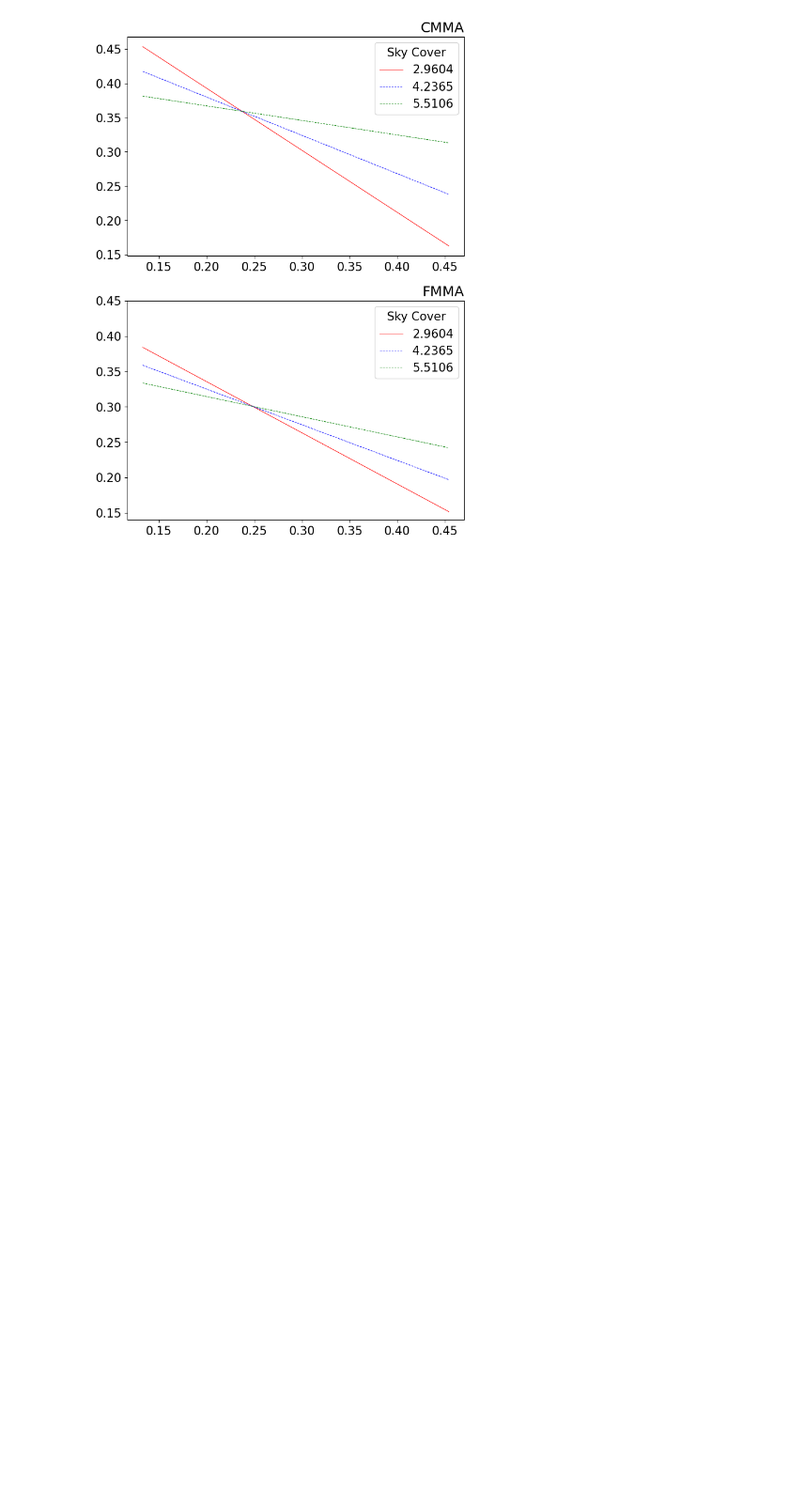
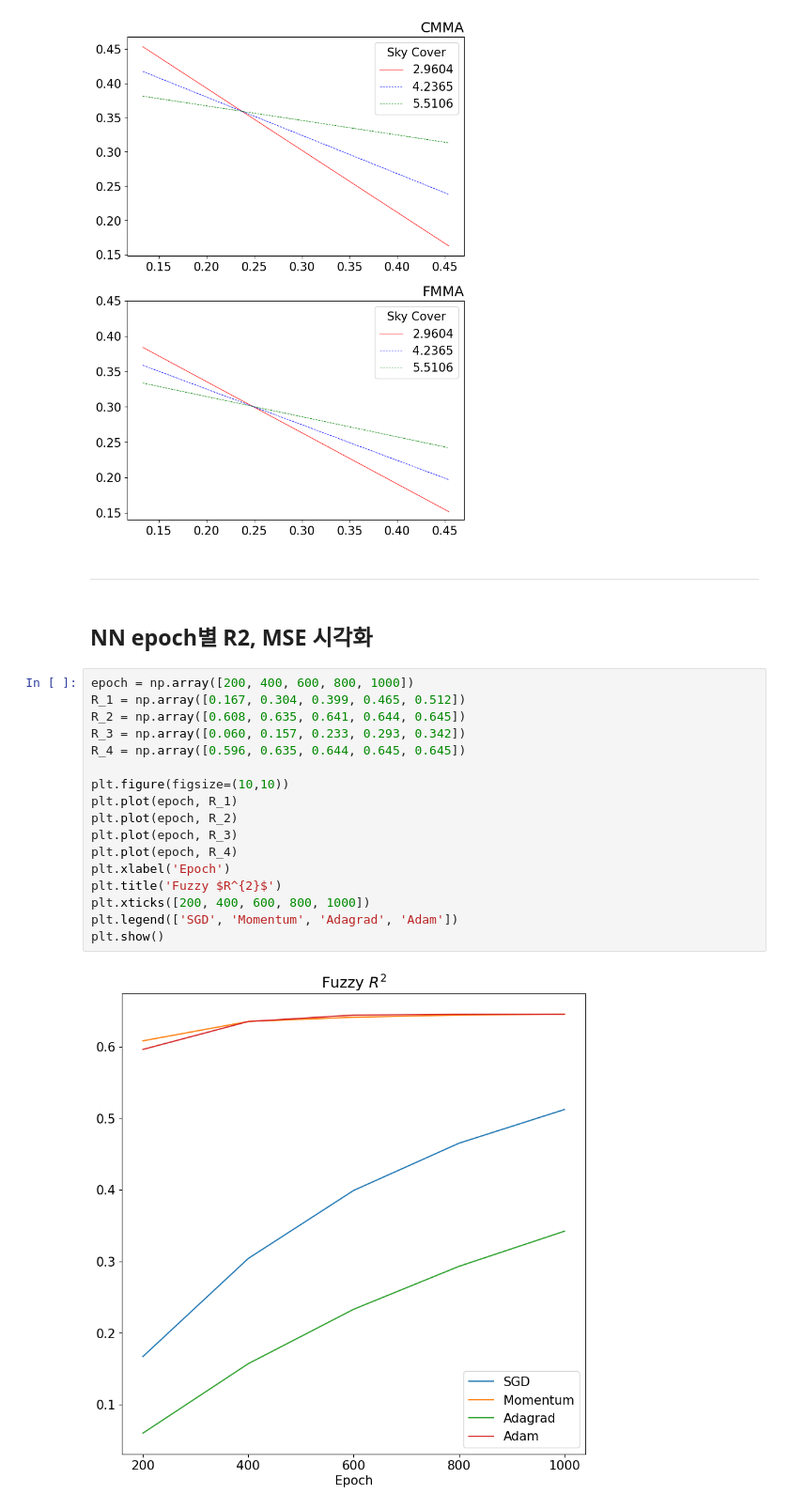
Before and after one commit to skj0108/Multiple-Moderation_paper, a Jupyter notebook: Analysis_code&result(R & Python)/Analysis_Visualization.ipynb, the cells around one changed output. Shown: that part at 94% size. Cells and saved outputs as stored; diff of their text form; blank space fills up the shorter version.

```diff
--- a/Analysis_code&result(R & Python)/Analysis_Visualization.ipynb
+++ b/Analysis_code&result(R & Python)/Analysis_Visualization.ipynb
@@ -390,3 +390,26 @@ plt.tight_layout()
 plt.show()
 # %% [output]
 [figure]
+# %% [markdown]
+----
+# %% [markdown]
+## NN epoch별 R2, MSE 시각화
+# %%
+epoch = np.array([200, 400, 600, 800, 1000])
+R_1 = np.array([0.167, 0.304, 0.399, 0.465, 0.512])
+R_2 = np.array([0.608, 0.635, 0.641, 0.644, 0.645])
+R_3 = np.array([0.060, 0.157, 0.233, 0.293, 0.342])
+R_4 = np.array([0.596, 0.635, 0.644, 0.645, 0.645])
+
+plt.figure(figsize=(10,10))
+plt.plot(epoch, R_1)
+plt.plot(epoch, R_2)
+plt.plot(epoch, R_3)
+plt.plot(epoch, R_4)
+plt.xlabel('Epoch')
+plt.title('Fuzzy $R^{2}$')
+plt.xticks([200, 400, 600, 800, 1000])
+plt.legend(['SGD', 'Momentum', 'Adagrad', 'Adam'])
+plt.show()
+# %% [output]
+[figure, added]
```
Also changed, not shown: parts of 2 cells of this notebook, 2 other files.
